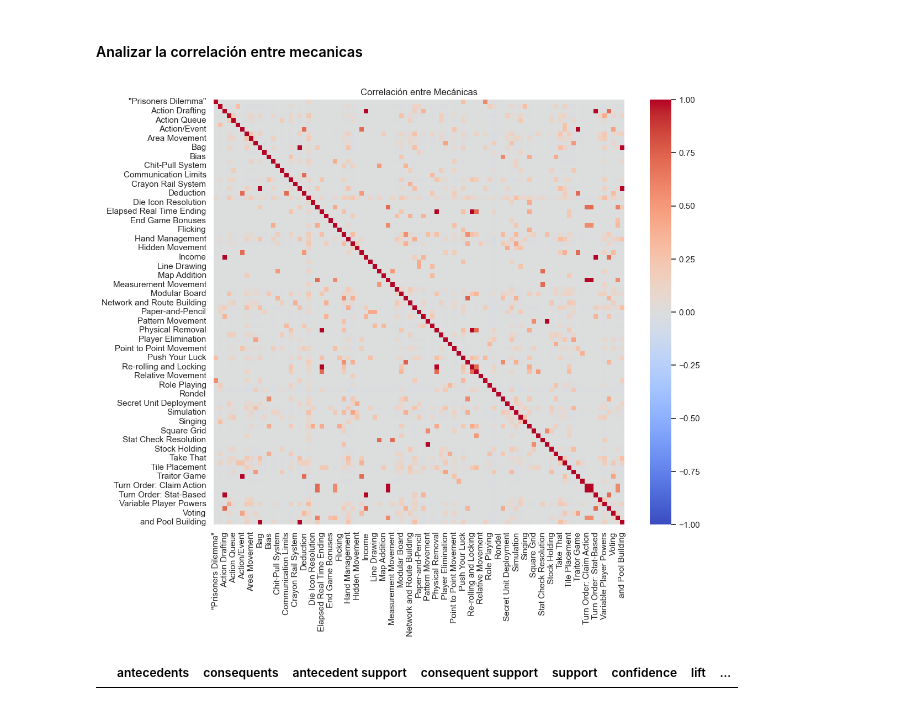
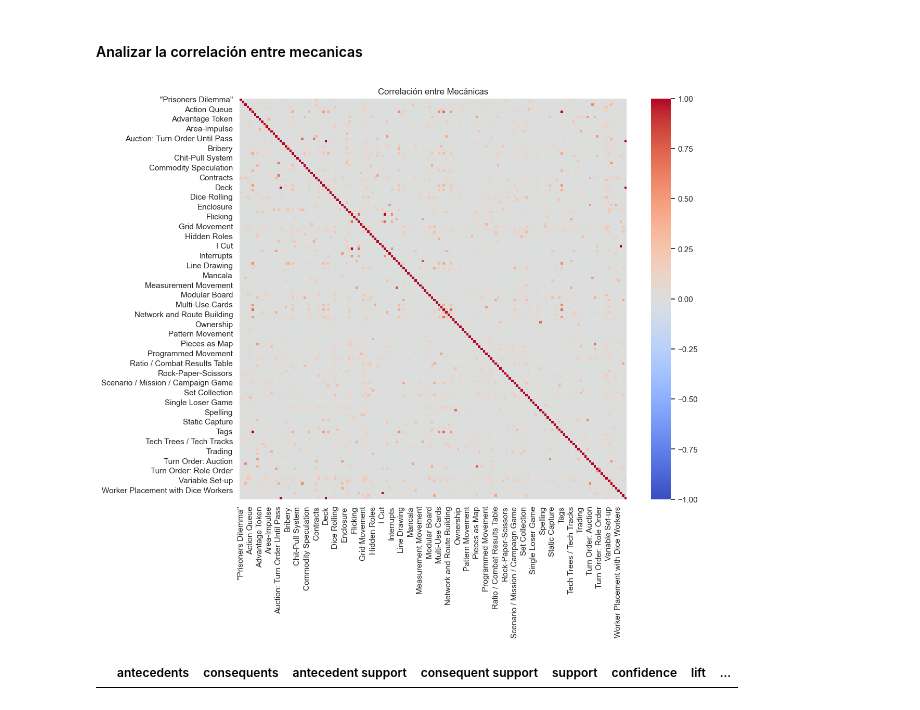
Before and after one commit to LOA395/GameMatcher, a Jupyter notebook: eda/eda.ipynb, the cells around one changed output. Cells and saved outputs as stored; diff of their text form; code cells hidden in the pictures.

```diff
--- a/eda/eda.ipynb
+++ b/eda/eda.ipynb
@@ -10,7 +10,7 @@ import matplotlib.pyplot as plt
 import seaborn as sns
 # %%
 # Cargar el archivo CSV
-file_path = '../data_extraction/boardgames_1000_juegos.csv'
+file_path = '../data_extraction/boardgames_10000_juegos.csv'
 df_juegos = pd.read_csv(file_path)
 
 # Establecer el estilo de gráficos
@@ -401,9 +400,9 @@ correlacion_entre_categorias(df_categorias)
 # %% [markdown]
 #### Analizar la correlación entre mecanicas
 # %%
-correlacion_entre_mecanicas(df_mecanicas)
+correlacion_entre_categorias_o_mecanicas(df_mecanicas)
 # %% [output]
-[figure, old version]
+[figure, new version]
 # %%
 from mlxtend.frequent_patterns import apriori, association_rules
 
```
Also changed, not shown: parts of 22 cells of this notebook, 4 other files.
